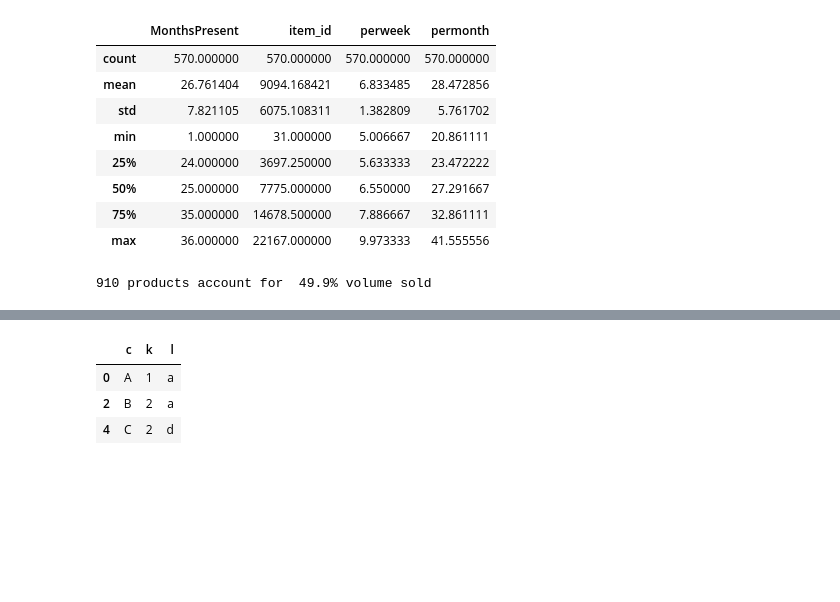
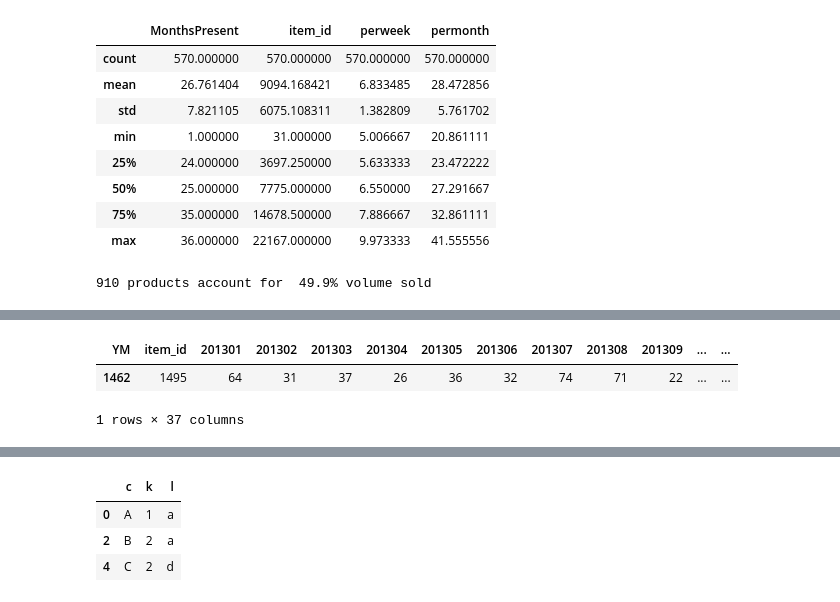
Before and after one commit to jamesoliver1981/Future_Sales, a Jupyter notebook: jupyter/EDA_Freq_Prods_overtime.ipynb, the cells around one changed output, grey strips where cells are left out. Saved outputs shown, nothing was run; the diff lists cells and outputs as text; code cells hidden in the pictures; blank space fills up the shorter version.

```diff
--- a/jupyter/EDA_Freq_Prods_overtime.ipynb
+++ b/jupyter/EDA_Freq_Prods_overtime.ipynb
@@ -296,0 +338,6 @@ print(len(mid)+len(high)+len(mid_high), "products account for ",
+# %%
+sales_perM[sales_perM.item_id==1495]
+# %% [output]
+| YM | item_id | 201301 | 201302 | 201303 | 201304 | 201305 | 201306 | 201307 | 201308 | 201309 | ... | ... |
+| 1462 | 1495 | 64 | 31 | 37 | 26 | 36 | 32 | 74 | 71 | 22 | ... | ... |
+1 rows × 37 columns
```
Also changed, not shown: parts of 6 cells of this notebook.
